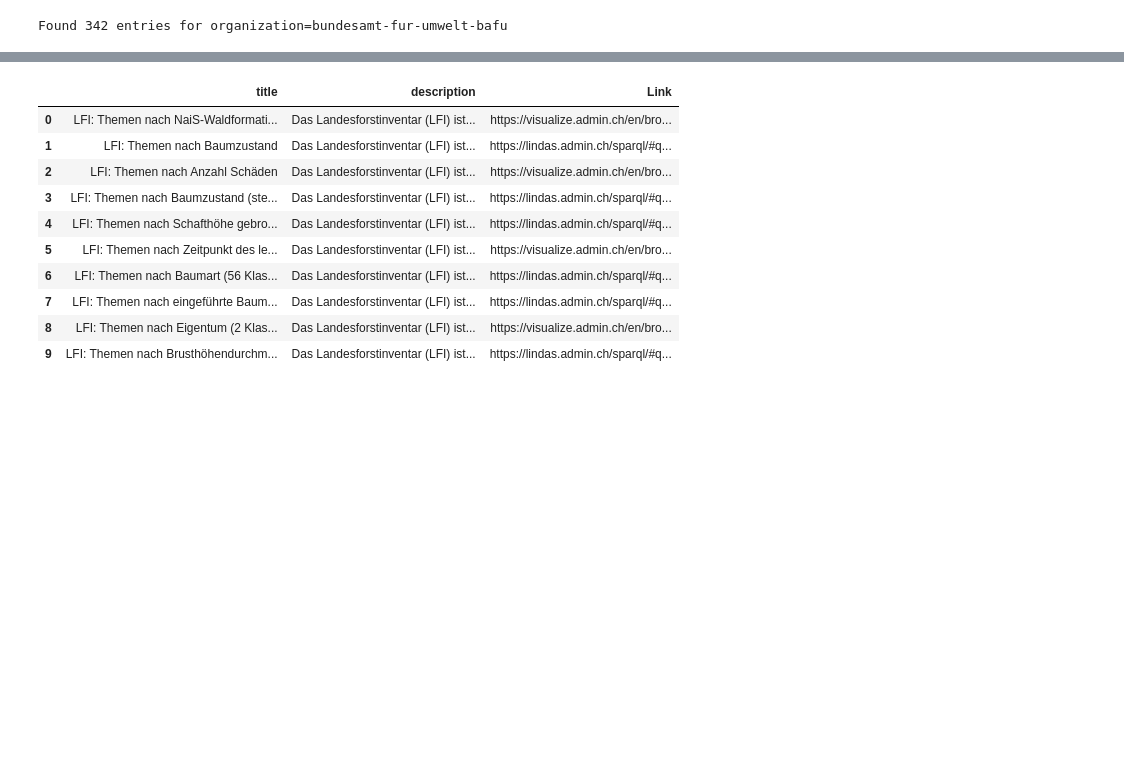
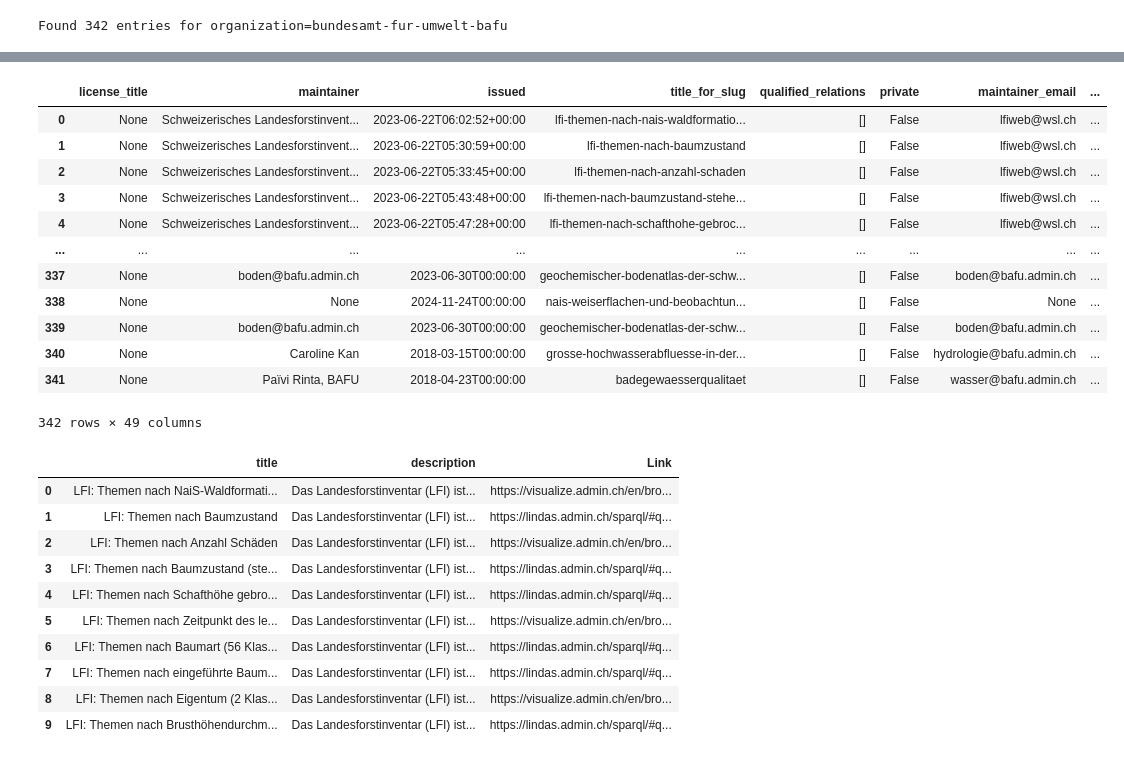
Before and after one commit to nrohrbach/PocDatenkatalogBafu, a Jupyter notebook: PoC_Datenkatalog.ipynb, the cells around one changed output, grey strips where cells are left out. Cells and saved outputs as stored; diff of their text form; code cells hidden in the pictures; blank space fills up the shorter version.

```diff
--- a/PoC_Datenkatalog.ipynb
+++ b/PoC_Datenkatalog.ipynb
@@ -93,0 +106,6 @@ Found 342 entries for organization=bundesamt-fur-umwelt-bafu
+# %%
+dfOpendataSwiss = dfOpendataSwiss[['keywords', 'title','description', 'modified']]
+dfOpendataSwiss['description'] = dfOpendataSwiss['description'].apply(lambda x: x['de'] if isinstance(x, dict) and 'de' in x else None)
+dfOpendataSwiss['title'] = dfOpendataSwiss['title'].apply(lambda x: x['de'] if isinstance(x, dict) and 'de' in x else None)
+dfOpendataSwiss['Typ'] = 'Daten'
+dfOpendataSwiss['Typ'] = dfOpendataSwiss.apply(lambda row: 'Geodatenmodell' if 'Geodatenmodell' in str(row['title']) else row['Typ'], axis=1)
@@ -93,0 +128,7 @@ Found 342 entries for organization=bundesamt-fur-umwelt-bafu
+# %%
+# prompt: wenn ein Wort aus dem Array Monitoring in title oder description vorkommt, wird das Attribut Typ auf Monitoring gesetzt
+
+dfOpendataSwiss['Typ'] = dfOpendataSwiss.apply(
+    lambda row: 'Monitoring' if any(word in str(row['title']) or word in str(row['description']) for word in Monitoring) else row['Typ'],
+    axis=1
+)
@@ -93,0 +221,13 @@ Found 342 entries for organization=bundesamt-fur-umwelt-bafu
+# %%
+# prompt: von dfOpendataSwiss im Attribut "description" nur "de" behalten
+
+dfOpendataSwiss['description'] = dfOpendataSwiss['description'].apply(lambda x: x['de'] if isinstance(x, dict) and 'de' in x else None)
+# %%
+# prompt: von dfOpendataSwiss folgende Attribute behalten
+# keywords
+# description
+# resources
+# num_resources
+# modified
+
+dfOpendataSwiss = dfOpendataSwiss[['keywords', 'description', 'resources', 'num_resources', 'modified']]
@@ -94,3 +241,19 @@ Found 342 entries for organization=bundesamt-fur-umwelt-bafu
+# %%
+dfOpendataSwiss
+# %% [output]
+|  | license_title | maintainer | issued | title_for_slug | qualified_relations | private | maintainer_email | ... |
+| 0 | None | Schweizerisches Landesforstinvent... | 2023-06-22T06:02:52+00:00 | lfi-themen-nach-nais-waldformatio... | [] | False | lfiweb@wsl.ch | ... |
+| 1 | None | Schweizerisches Landesforstinvent... | 2023-06-22T05:30:59+00:00 | lfi-themen-nach-baumzustand | [] | False | lfiweb@wsl.ch | ... |
+| 2 | None | Schweizerisches Landesforstinvent... | 2023-06-22T05:33:45+00:00 | lfi-themen-nach-anzahl-schaden | [] | False | lfiweb@wsl.ch | ... |
+| 3 | None | Schweizerisches Landesforstinvent... | 2023-06-22T05:43:48+00:00 | lfi-themen-nach-baumzustand-stehe... | [] | False | lfiweb@wsl.ch | ... |
+| 4 | None | Schweizerisches Landesforstinvent... | 2023-06-22T05:47:28+00:00 | lfi-themen-nach-schafthohe-gebroc... | [] | False | lfiweb@wsl.ch | ... |
+| ... | ... | ... | ... | ... | ... | ... | ... | ... |
+| 337 | None | boden@bafu.admin.ch | 2023-06-30T00:00:00 | geochemischer-bodenatlas-der-schw... | [] | False | boden@bafu.admin.ch | ... |
+| 338 | None | None | 2024-11-24T00:00:00 | nais-weiserflachen-und-beobachtun... | [] | False | None | ... |
+| 339 | None | boden@bafu.admin.ch | 2023-06-30T00:00:00 | geochemischer-bodenatlas-der-schw... | [] | False | boden@bafu.admin.ch | ... |
+| 340 | None | Caroline Kan | 2018-03-15T00:00:00 | grosse-hochwasserabfluesse-in-der... | [] | False | hydrologie@bafu.admin.ch | ... |
+| 341 | None | Païvi Rinta, BAFU | 2018-04-23T00:00:00 | badegewaesserqualitaet | [] | False | wasser@bafu.admin.ch | ... |
+342 rows × 49 columns
 # %%
 # Funktion fragt alle Datensätze von opendata.swiss nach einem Keyword ab
 
```
Also changed, not shown: parts of 13 cells of this notebook.
